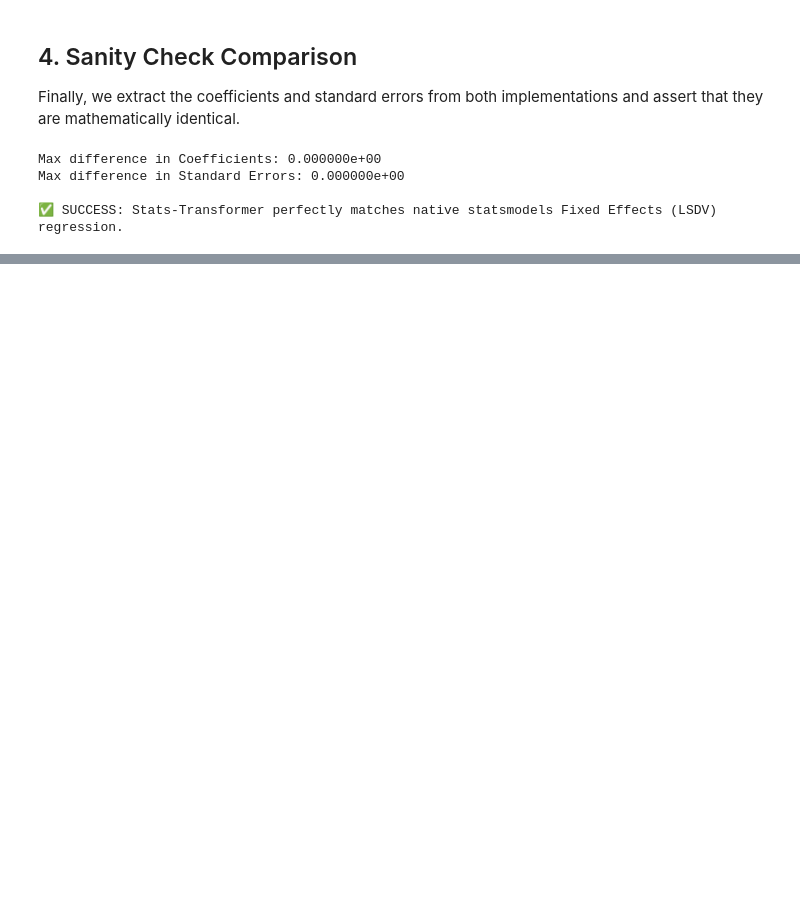
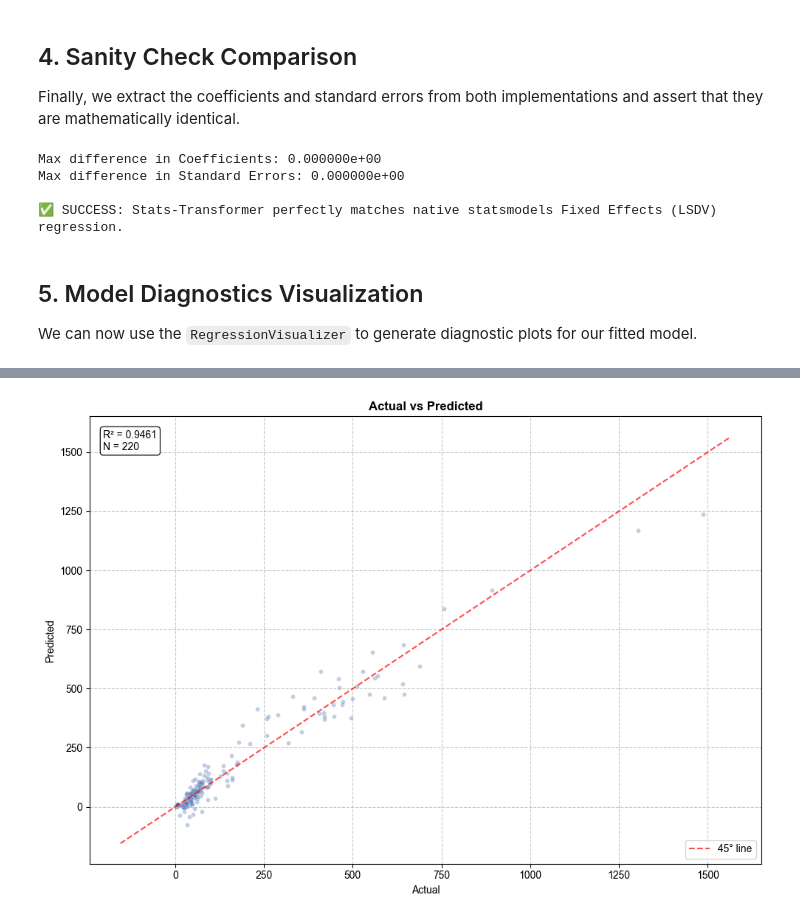
Before and after one commit to corybaird/stats-transformer, a Jupyter notebook: notebooks/04_applied_examples.ipynb, the cells around one changed output, grey strips where cells are left out. Cells and saved outputs as stored; diff of their text form; code cells hidden in the pictures; blank space fills up the shorter version.

```diff
--- a/notebooks/04_applied_examples.ipynb
+++ b/notebooks/04_applied_examples.ipynb
@@ -109,3 +109,17 @@ Max difference in Coefficients: 0.000000e+00
 Max difference in Standard Errors: 0.000000e+00
 
 ✅ SUCCESS: Stats-Transformer perfectly matches native statsmodels Fixed Effects (LSDV) regression.
+# %% [markdown]
+## 5. Model Diagnostics Visualization
+We can now use the `RegressionVisualizer` to generate diagnostic plots for our fitted model.
+# %%
+from stats_transformer.visualization.models.regression_viz import RegressionVisualizer
+import matplotlib.pyplot as plt
+%matplotlib inline
+
+reg_viz = RegressionVisualizer(output_dir='data/temp/notebook_viz')
+
+# Actual vs Predicted
+reg_viz.create_actual_vs_predicted(st_model.model, display_only=True)
+plt.show()
+# %% [output]
@@ -111,0 +127 @@ Max difference in Standard Errors: 0.000000e+00
+[figure, added]
```
Also changed, not shown: parts of 3 cells of this notebook, 1 other file.
